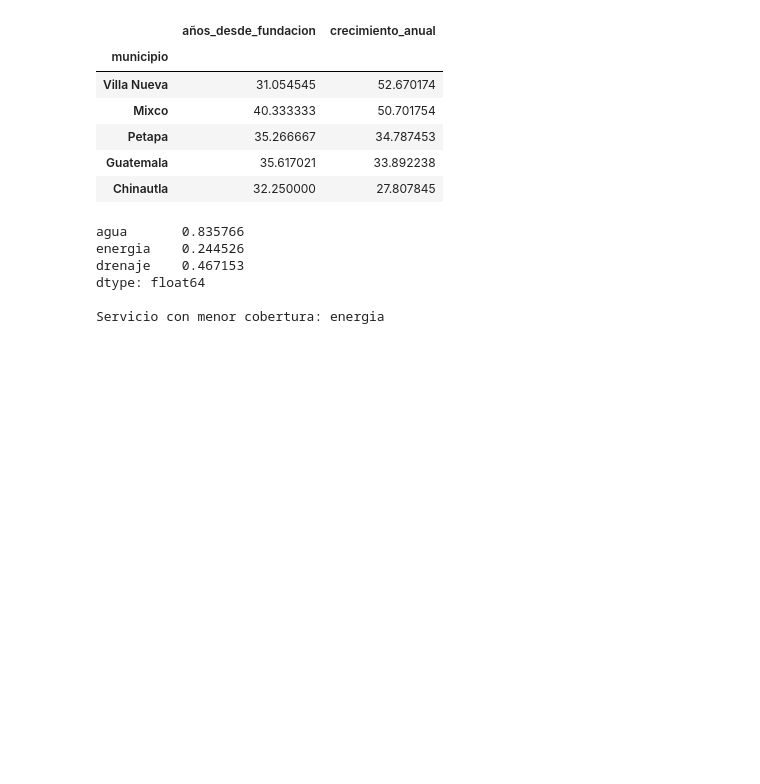
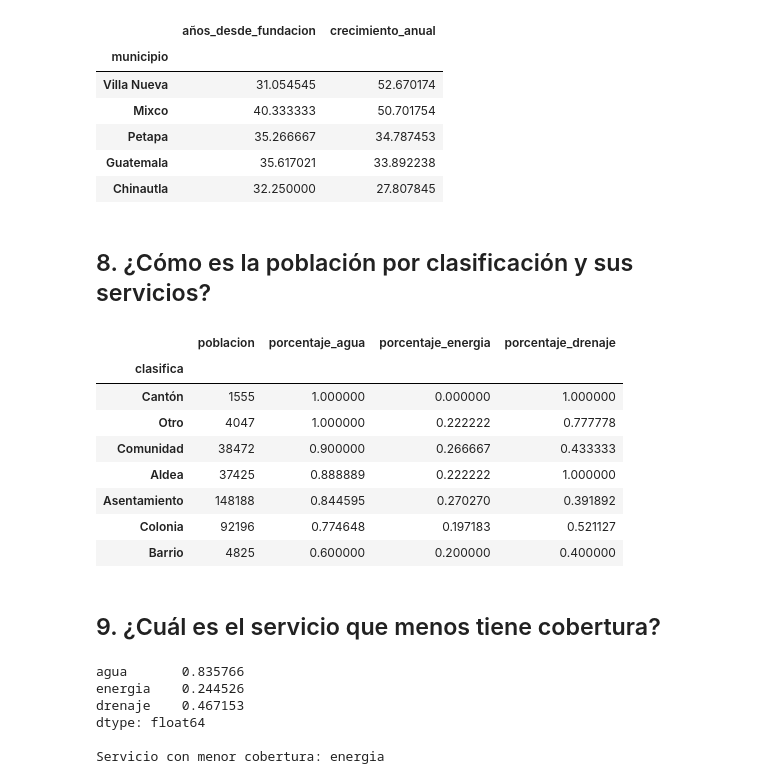
Before and after one commit to dennis-ciancoders/notas-pytnon-galileo, a Jupyter notebook: clase0703222/clase.ipynb, the cells around one changed output. Cells and saved outputs as stored; diff of their text form; code cells hidden in the pictures; blank space fills up the shorter version.

```diff
--- a/clase0703222/clase.ipynb
+++ b/clase0703222/clase.ipynb
@@ -228,6 +270,35 @@ df[['municipio', 'años_desde_fundacion', 'crecimiento_anual']].groupby(['munici
 | Petapa | 35.266667 | 34.787453 |
 | Guatemala | 35.617021 | 33.892238 |
 | Chinautla | 32.250000 | 27.807845 |
+# %% [markdown]
+## 8. ¿Cómo es la población por clasificación y sus servicios?
+# %%
+# contar poblados por clasificacion
+total_por_clasificacion = df[['clasifica', 'municipio']].groupby(['clasifica']).count().sort_values(by=['municipio'], ascending=[False])
+# renombrar municipio por total_clasificacion
+total_por_clasificacion.rename(columns={'municipio': 'total_clasificacion'}, inplace=True)
+
+# sumar por clasificacion
+suma_de_servicios = df[['clasifica', 'poblacion', 'tiene_agua', 'tiene_energia', 'tiene_drenaje']].groupby(['clasifica']).sum()
+poblados = suma_de_servicios.join(total_por_clasificacion)
+
+# alcular porcentaje de servicios por poblacion
+poblados['porcentaje_agua'] = poblados['tiene_agua'] / poblados['total_clasificacion']
+poblados['porcentaje_energia'] = poblados['tiene_energia'] / poblados['total_clasificacion']
+poblados['porcentaje_drenaje'] = poblados['tiene_drenaje'] / poblados['total_clasificacion']
+poblados[['poblacion', 'porcentaje_agua', 'porcentaje_energia', 'porcentaje_drenaje']].sort_values(by=['porcentaje_agua'], ascending=[False])
+# %% [output]
+|  | poblacion | porcentaje_agua | porcentaje_energia | porcentaje_drenaje |
+| clasifica |  |  |  |  |
+| Cantón | 1555 | 1.000000 | 0.000000 | 1.000000 |
+| Otro | 4047 | 1.000000 | 0.222222 | 0.777778 |
+| Comunidad | 38472 | 0.900000 | 0.266667 | 0.433333 |
+| Aldea | 37425 | 0.888889 | 0.222222 | 1.000000 |
+| Asentamiento | 148188 | 0.844595 | 0.270270 | 0.391892 |
+| Colonia | 92196 | 0.774648 | 0.197183 | 0.521127 |
+| Barrio | 4825 | 0.600000 | 0.200000 | 0.400000 |
+# %% [markdown]
+## 9. ¿Cuál es el servicio que menos tiene cobertura?
 # %%
 #El servicio que menos tiene cobertura
 no_cobertura = df[df=="Sí"][["agua","energia","drenaje"]].count() /len(df)
```
Also changed, not shown: parts of 28 cells of this notebook, 1 other file.
